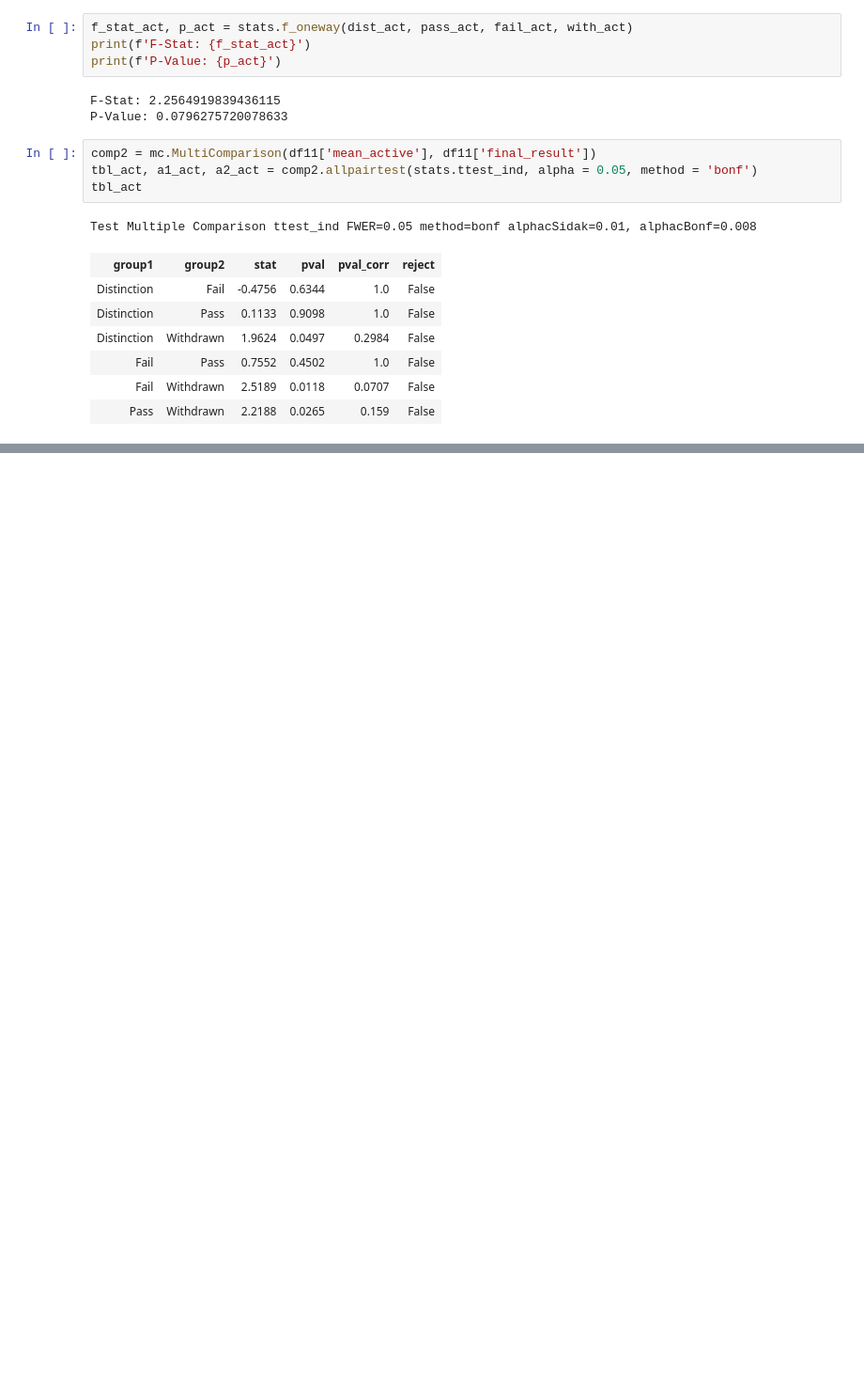
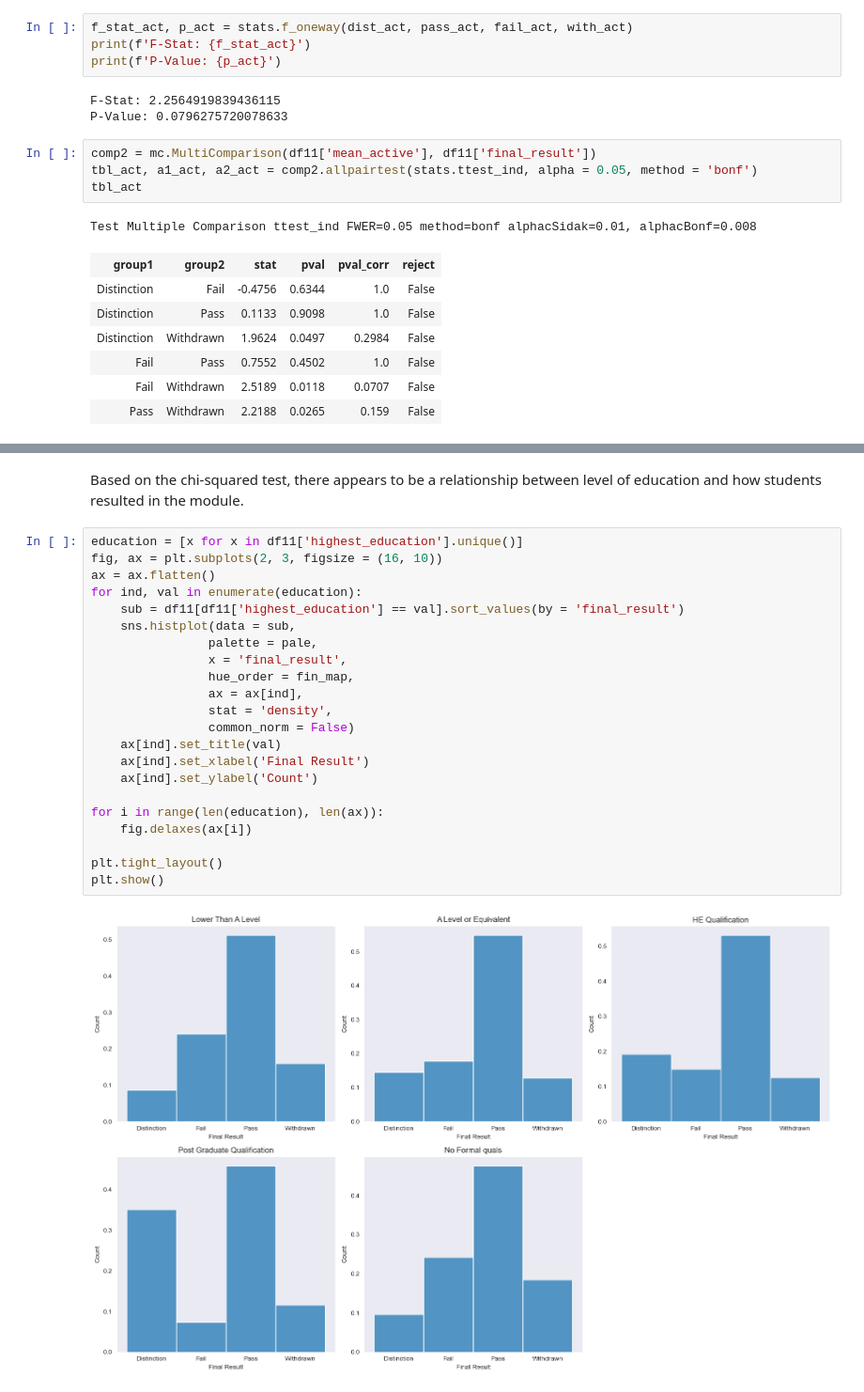
Before and after one commit to jpjavier23/capstone_2_final_documentation, a Jupyter notebook: capstone_2_final_report.ipynb, the cells around one changed output, grey strips where cells are left out. Shown at 94% size. Cells and saved outputs as stored; diff of their text form; blank space fills up the shorter version.

```diff
--- a/capstone_2_final_report.ipynb
+++ b/capstone_2_final_report.ipynb
@@ -490,0 +693,26 @@ Test Multiple Comparison ttest_ind FWER=0.05 method=bonf alphacSidak=0.01, alpha
+# %% [markdown]
+Based on the chi-squared test, there appears to be a relationship between level of education and how students resulted in the module.
+# %%
+education = [x for x in df11['highest_education'].unique()]
+fig, ax = plt.subplots(2, 3, figsize = (16, 10))
+ax = ax.flatten()
+for ind, val in enumerate(education):
+    sub = df11[df11['highest_education'] == val].sort_values(by = 'final_result')
+    sns.histplot(data = sub,
+                palette = pale,
+                x = 'final_result',
+                hue_order = fin_map,
+                ax = ax[ind],
+                stat = 'density',
+                common_norm = False)
+    ax[ind].set_title(val)
+    ax[ind].set_xlabel('Final Result')
+    ax[ind].set_ylabel('Count')
+
+for i in range(len(education), len(ax)):
+    fig.delaxes(ax[i])
+
+plt.tight_layout()
+plt.show()
+# %% [output]
+[figure, added]
```
Also changed, not shown: parts of 54 cells of this notebook, 2 other files.
